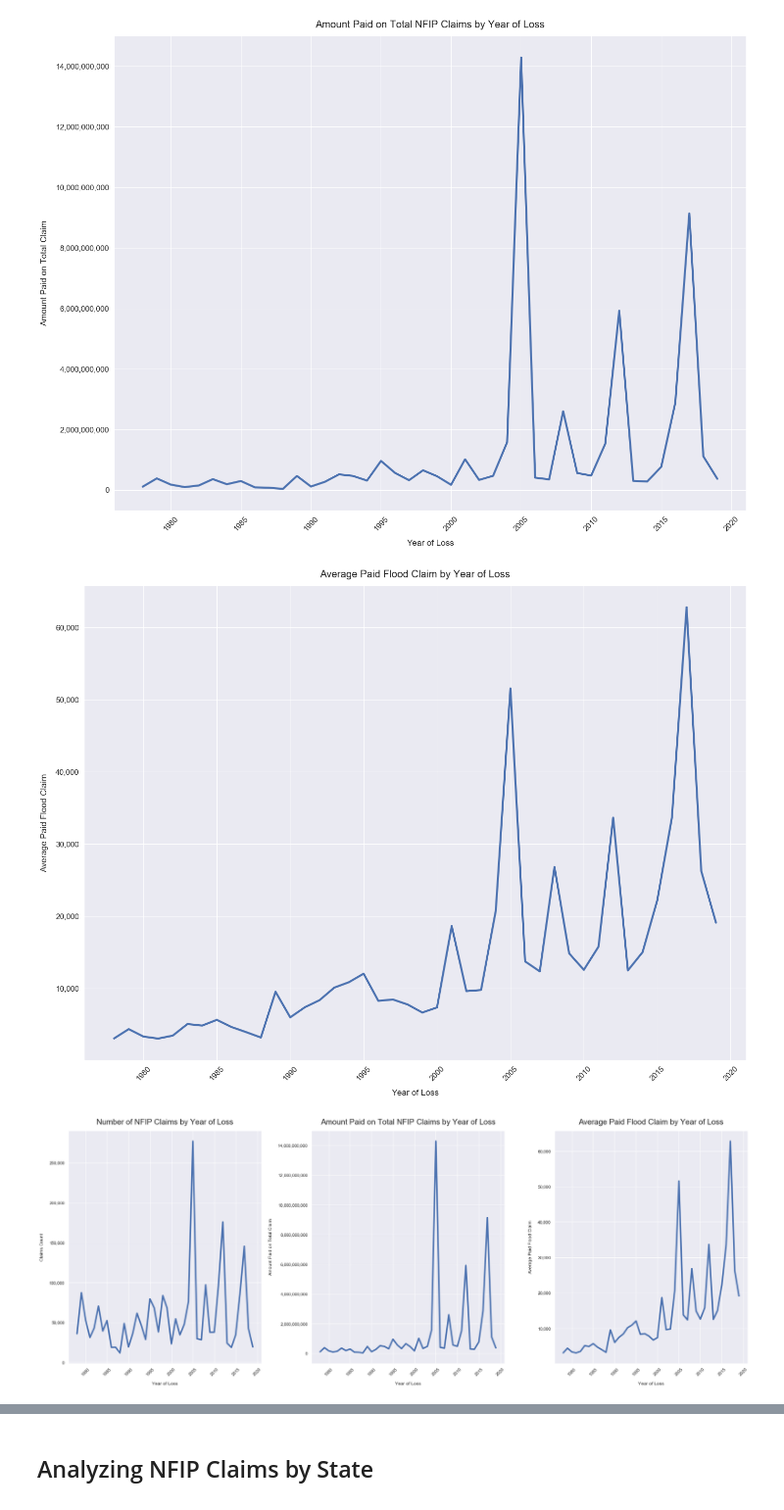
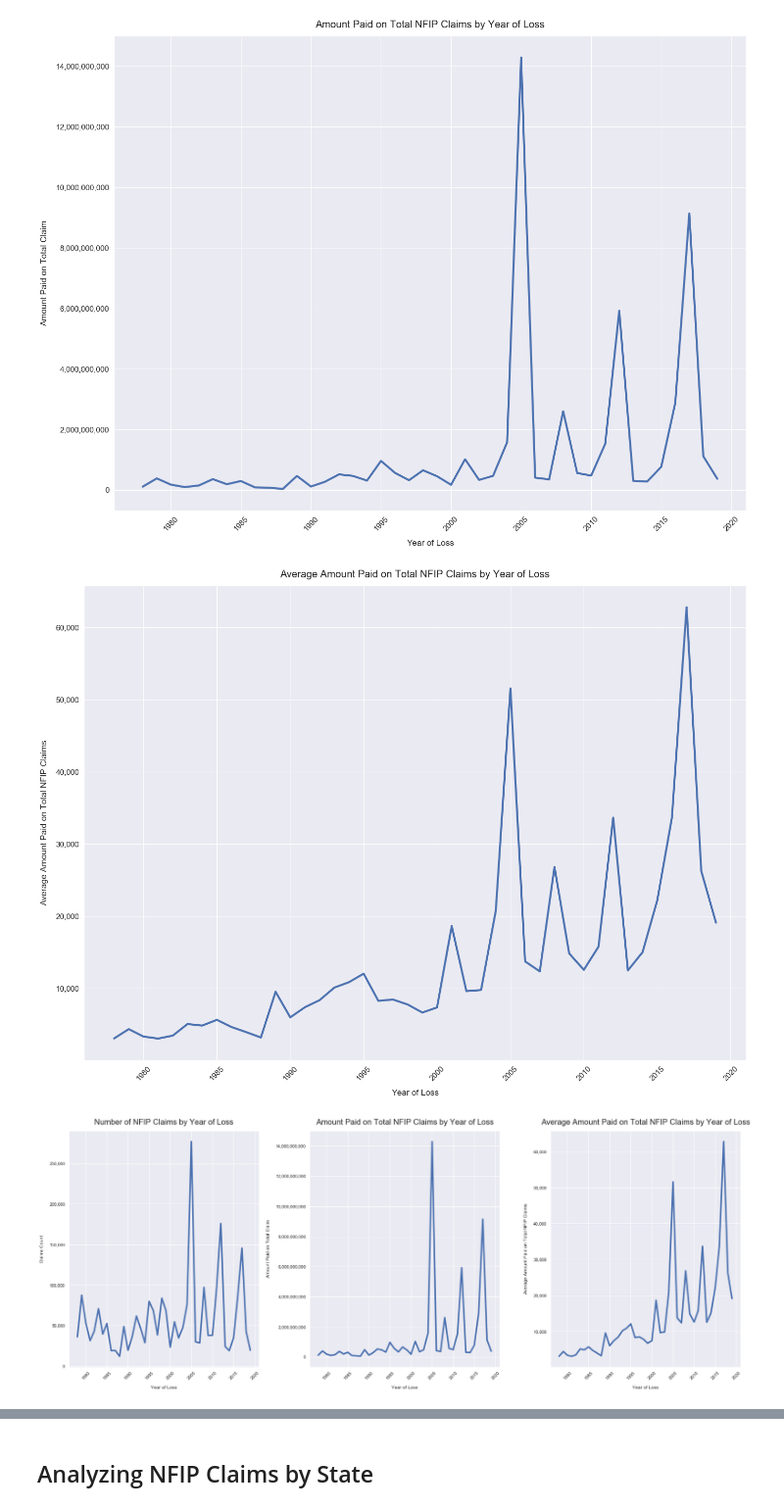
Before and after one commit to mebauer/fema-nfip-claims, a Jupyter notebook: nfip-claims-national/nfip-claims-national.ipynb, the cells around one changed output, grey strips where cells are left out. Shown at 98% size. Saved outputs shown, nothing was run; the diff lists cells and outputs as text; code cells hidden in the pictures.

```diff
--- a/nfip-claims-national/nfip-claims-national.ipynb
+++ b/nfip-claims-national/nfip-claims-national.ipynb
@@ -316,5 +316,5 @@ nfip_claims_year.head()
 # %%
-nfip_claims_year['average_paid_flood_claim'] = nfip_claims_year['amountpaidontotalclaim'] / nfip_claims_year['claimscount']
+nfip_claims_year['average_paid_claim'] = nfip_claims_year['amountpaidontotalclaim'] / nfip_claims_year['claimscount']
 # %%
 nfip_claims_year.head()
 # %% [output]
@@ -336,5 +336,5 @@ nfip_claims_year.round({'average_paid_flood_claim': 2}).head()
 # %%
-nfip_claims_year = nfip_claims_year.round({'average_paid_flood_claim': 2})
+nfip_claims_year = nfip_claims_year.round({'average_paid_claim': 2})
 # %%
 nfip_claims_year.head()
 # %% [output]
@@ -459,17 +459,17 @@ ax.xaxis.set_major_formatter(years_fmt)
 ax.xaxis.set_minor_locator(months)
 
 # plotting bar chart of number of claims by year
-nfip_claims_year['average_paid_flood_claim'].plot(ax=ax, color='b', legend=False, rot=45, linewidth=4)
+nfip_claims_year['average_paid_claim'].plot(ax=ax, color='b', legend=False, rot=45, linewidth=4)
 plt.xlabel("Year of Loss", labelpad=14)
-plt.ylabel("Average Paid Flood Claim", labelpad=14)
-plt.title("Average Paid Flood Claim by Year of Loss", pad=16, fontsize=20)
+plt.ylabel("Average Amount Paid on Total NFIP Claims", labelpad=14)
+plt.title("Average Amount Paid on Total NFIP Claims by Year of Loss", pad=16, fontsize=20)
 
 plt.tight_layout()
 
 #saving figure
 plt.savefig('figures/nfip-claims-by-year-average.png')
 # %% [output]
-[figure, old version]
+[figure, new version]
 # %%
 sns.set(font_scale=1)
 fig = pl.figure(figsize=(26,10))
@@ -520,37 +520,37 @@ nfip_claims_year['amountpaidontotalclaim'].plot(ax=ax, color='b', legend=False,
 plt.xlabel("Year of Loss", labelpad=14)
 plt.ylabel("Amount Paid on Total Claim", labelpad=14)
 plt.title("Amount Paid on Total NFIP Claims by Year of Loss", pad=16, fontsize=20)
 
 
 # adding third subplot
 ax = fig.add_subplot(133)
 
 years = mdates.YearLocator(5)   # every year
 months = mdates.MonthLocator()  # every month
 years_fmt = mdates.DateFormatter('%Y')
 
 # formatting Y axis with comma
 ax.get_yaxis().set_major_formatter(
     matplotlib.ticker.FuncFormatter(lambda x, p: format(int(x), ',')))
 
 
 # format the ticks
 ax.xaxis.set_major_locator(years)
 ax.xaxis.set_major_formatter(years_fmt)
 ax.xaxis.set_minor_locator(months)
 
 # plotting bar chart of number of claims by year
-nfip_claims_year['average_paid_flood_claim'].plot(ax=ax, color='b', legend=False, rot=45, linewidth=4)
+nfip_claims_year['average_paid_claim'].plot(ax=ax, color='b', legend=False, rot=45, linewidth=4)
 plt.xlabel("Year of Loss", labelpad=14)
-plt.ylabel("Average Paid Flood Claim", labelpad=14)
-plt.title("Average Paid Flood Claim by Year of Loss", pad=16, fontsize=20)
+plt.ylabel("Average Amount Paid on Total NFIP Claims", labelpad=14)
+plt.title("Average Amount Paid on Total NFIP Claims by Year of Loss", pad=16, fontsize=20)
 
 plt.tight_layout()
 
 #saving figure
 plt.savefig('figures/nfip-claims-by-year-subplots.png')
 # %% [output]
-[figure, old version]
+[figure, new version]
 # %%
 nfip_claims_year.sort_values(by='claimscount', ascending=False).head(10)
 # %% [output]
```
Also changed, not shown: parts of 22 cells of this notebook, 7 other files.
